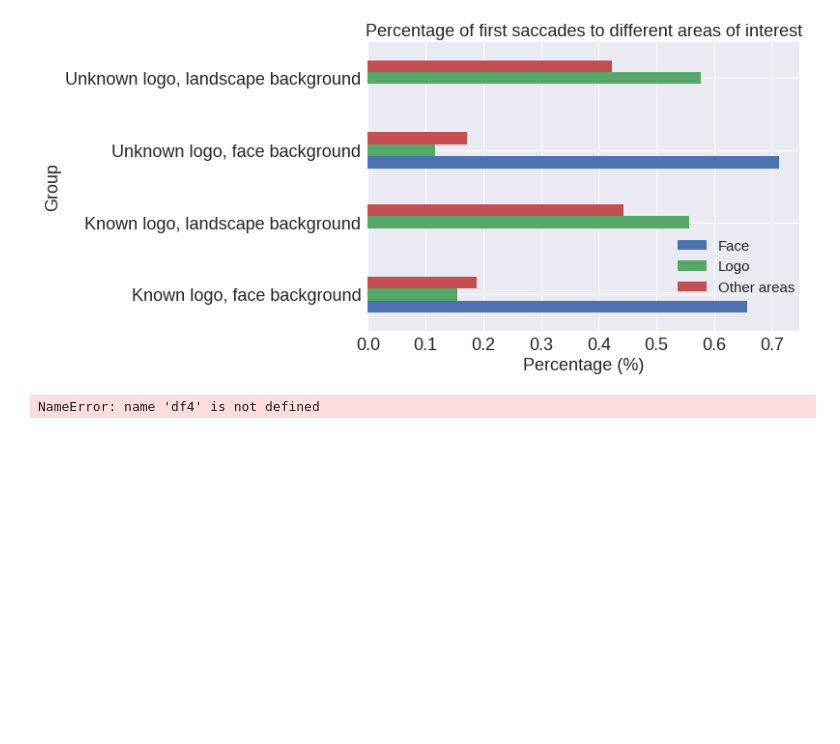
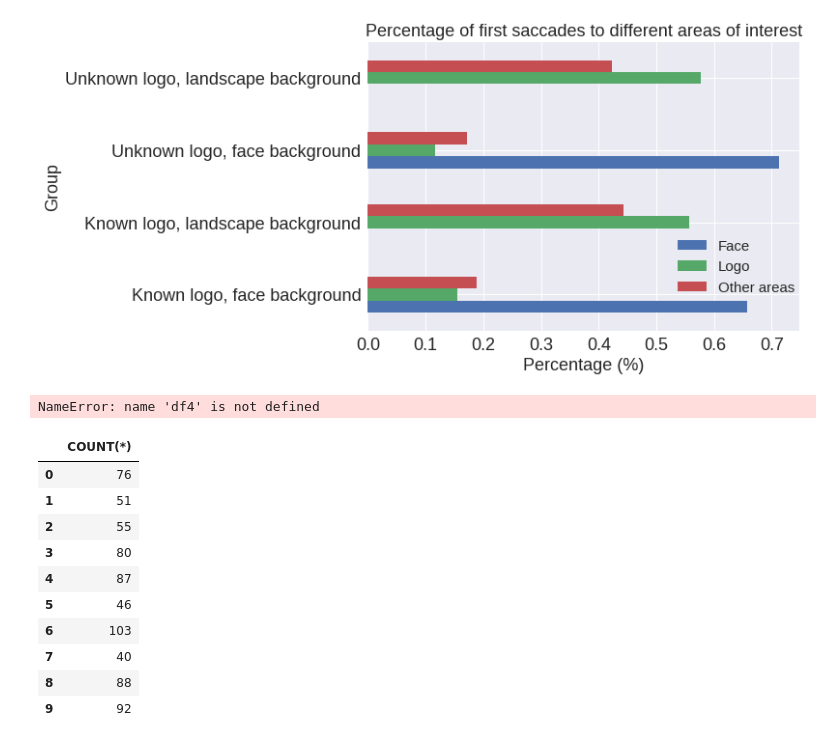
Before and after one commit to alastaa/LSTProject, a Jupyter notebook: Fiksaatioanalyysihommii.ipynb, the cells around one changed output. Cells and saved outputs as stored; diff of their text form; code cells hidden in the pictures; blank space fills up the shorter version.

```diff
--- a/Fiksaatioanalyysihommii.ipynb
+++ b/Fiksaatioanalyysihommii.ipynb
@@ -424,3 +424,33 @@ all_saccades = df4.plot(x='Group', y='COUNT(*)', kind='barh', title='Number of a
 all_saccades.get_figure().savefig('all_saccades.png')
 # %% [output]
 NameError: name 'df4' is not defined
+# %%
+from scipy.stats import ttest_ind, ttest_ind_from_stats
+query_k = "\
+select COUNT(*) \
+from saccades \
+WHERE CountInTrial=1 AND AOIgroup = '{}' AND LogoCategory = '{}' \
+GROUP BY SubjectName".format("logo","K")
+
+query_u = "\
+select COUNT(*) \
+from saccades \
+WHERE CountInTrial=1 AND AOIgroup = '{}' AND LogoCategory = '{}' \
+GROUP BY SubjectName".format("logo","U")
+
+first_saccades_k = pd.read_sql_query(query_k, conn)
+first_saccades_u = pd.read_sql_query(query_u, conn)
+# %%
+first_saccades_k
+# %% [output]
+|  | COUNT(*) |
+| 0 | 76 |
+| 1 | 51 |
+| 2 | 55 |
+| 3 | 80 |
+| 4 | 87 |
+| 5 | 46 |
+| 6 | 103 |
+| 7 | 40 |
+| 8 | 88 |
+| 9 | 92 |
```
Also changed, not shown: parts of 1 cell of this notebook.
